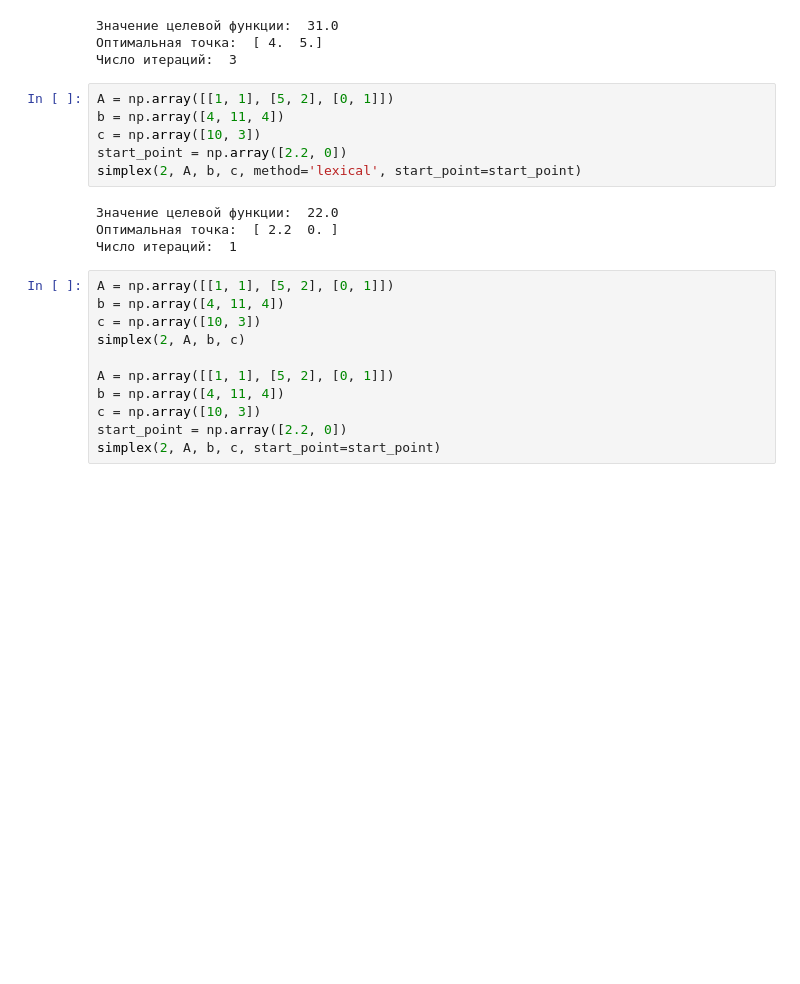
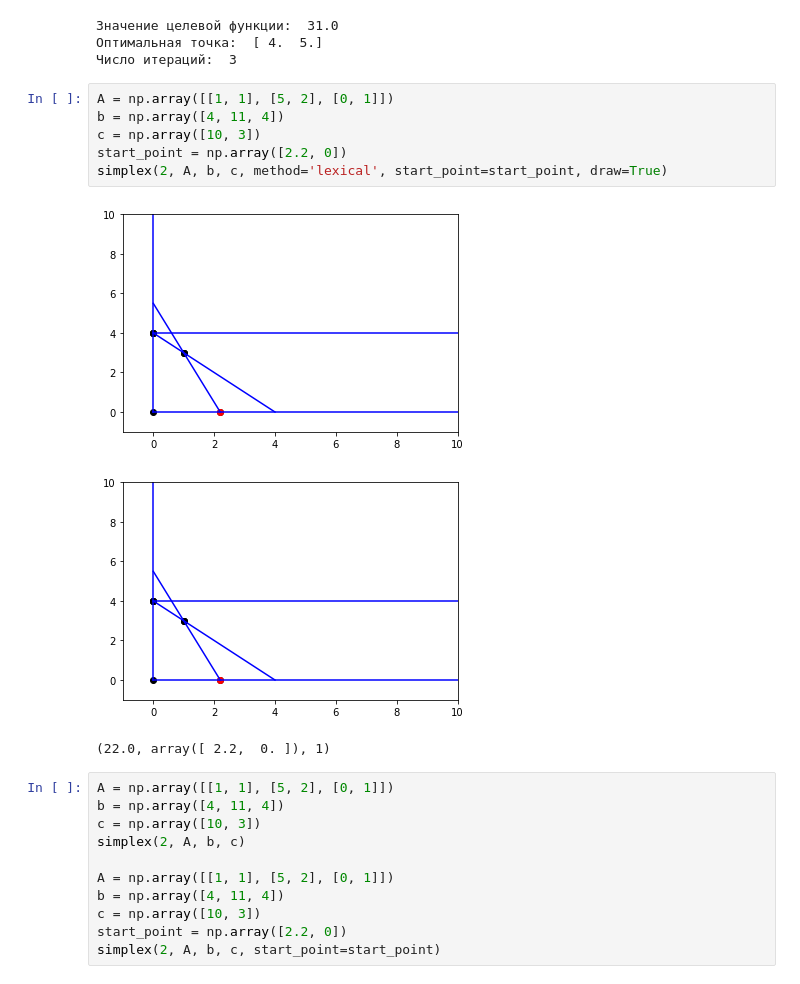
Before and after one commit to svinkapeppa/5-term, a Jupyter notebook: optimization/1.ipynb, the cells around one changed output. Cells and saved outputs as stored; diff of their text form; blank space fills up the shorter version.

```diff
--- a/optimization/1.ipynb
+++ b/optimization/1.ipynb
@@ -250,13 +360,13 @@ simplex(2, A, b, c, start_point=start_point)
 # %%
 A = np.array([[1, 1], [5, 2], [0, 1]])
 b = np.array([4, 11, 4])
 c = np.array([10, 3])
 start_point = np.array([2.2, 0])
-simplex(2, A, b, c, method='lexical', start_point=start_point)
+simplex(2, A, b, c, method='lexical', start_point=start_point, draw=True)
 # %% [output]
+[figure, added]
+[figure, added]
-Значение целевой функции:  22.0
-Оптимальная точка:  [ 2.2  0. ]
-Число итераций:  1
+(22.0, array([ 2.2,  0. ]), 1)
 # %%
 A = np.array([[1, 1], [5, 2], [0, 1]])
 b = np.array([4, 11, 4])
```
Also changed, not shown: parts of 11 cells of this notebook.
